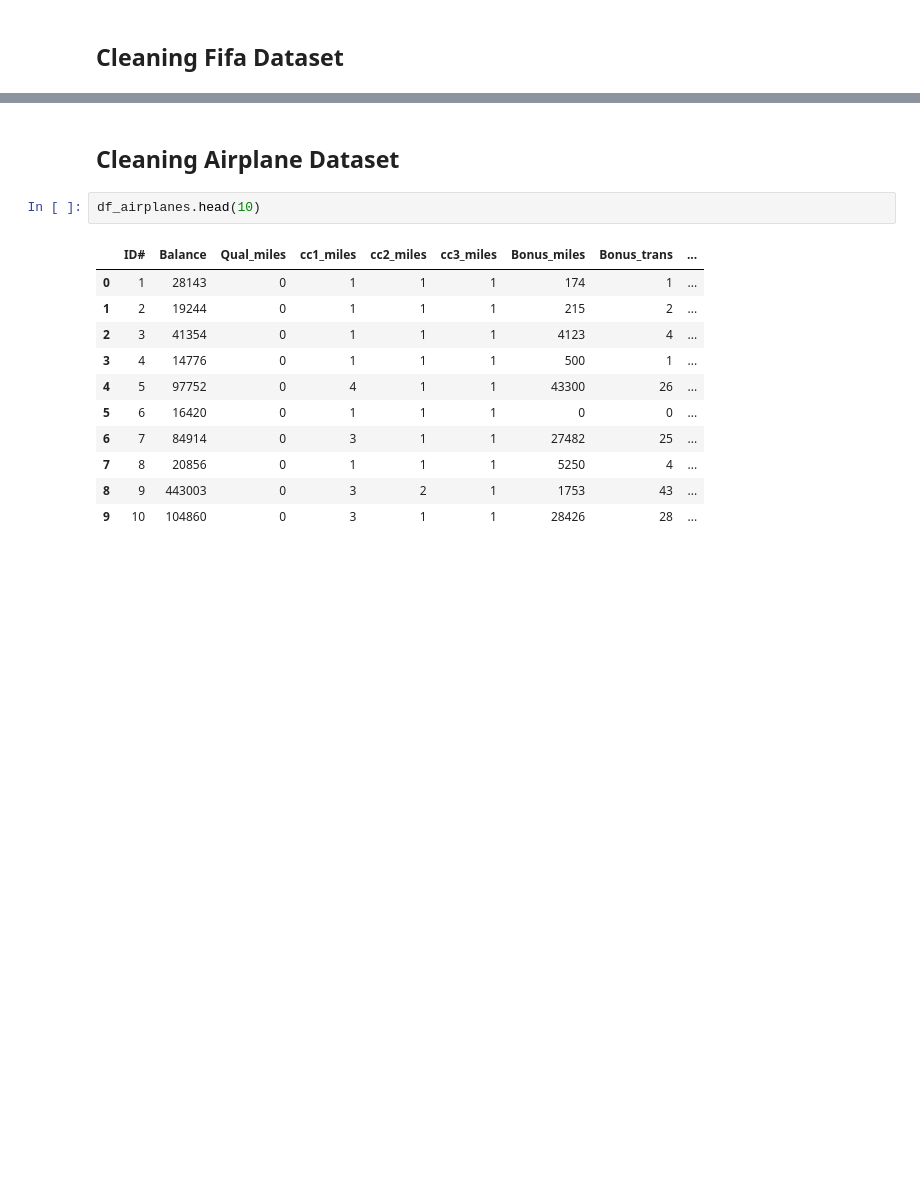
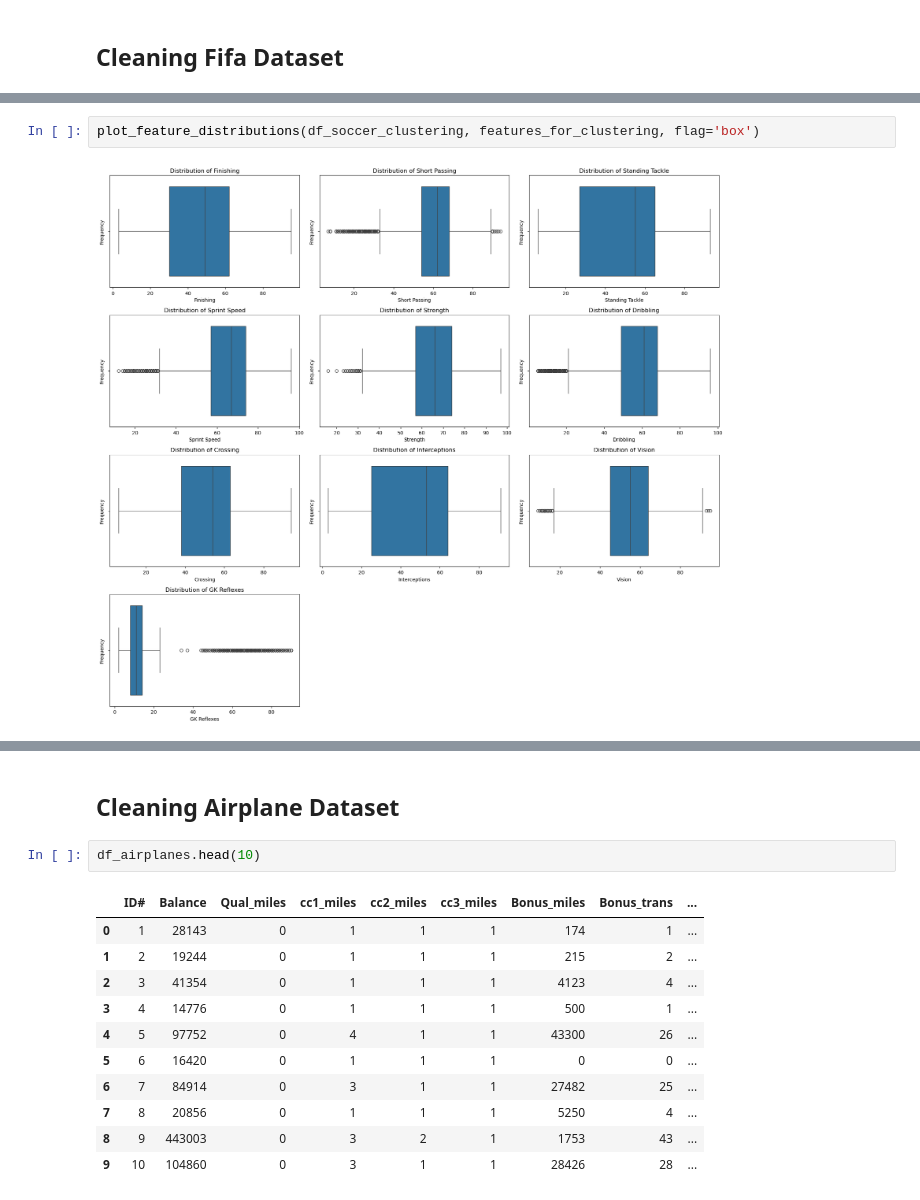
Before and after one commit to OFFICIAL-SBC/ML-K_Means-GMM, a Jupyter notebook: GMM/GGM.ipynb, the cells around one changed output, grey strips where cells are left out. Drawn from its saved outputs; the diff is of its cells as text; blank space fills up the shorter version.

```diff
--- a/GMM/GGM.ipynb
+++ b/GMM/GGM.ipynb
@@ -121,0 +179,4 @@ print(unique_positions)
+# %%
+plot_feature_distributions(df_soccer_clustering, features_for_clustering, flag='box')
+# %% [output]
+[figure, added]
```
Also changed, not shown: parts of 29 cells of this notebook, 3 other files.
